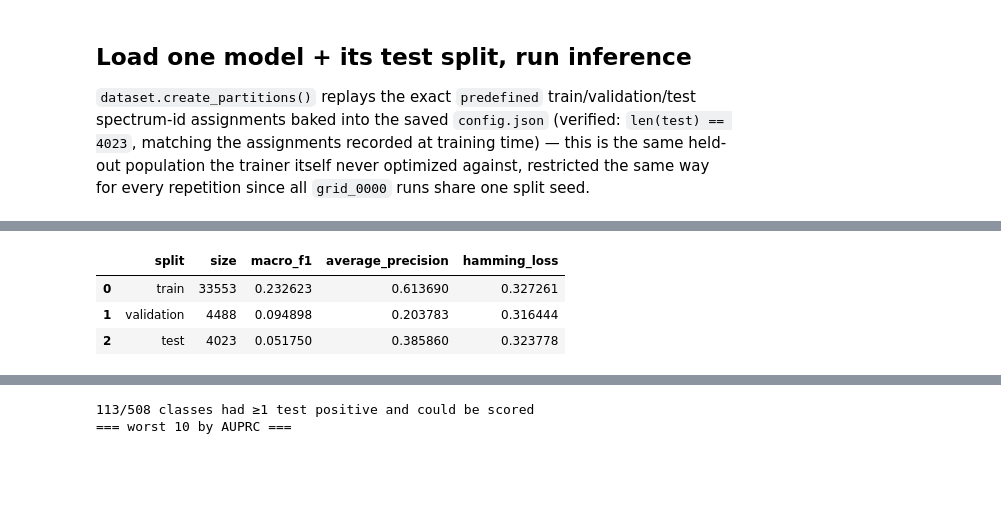
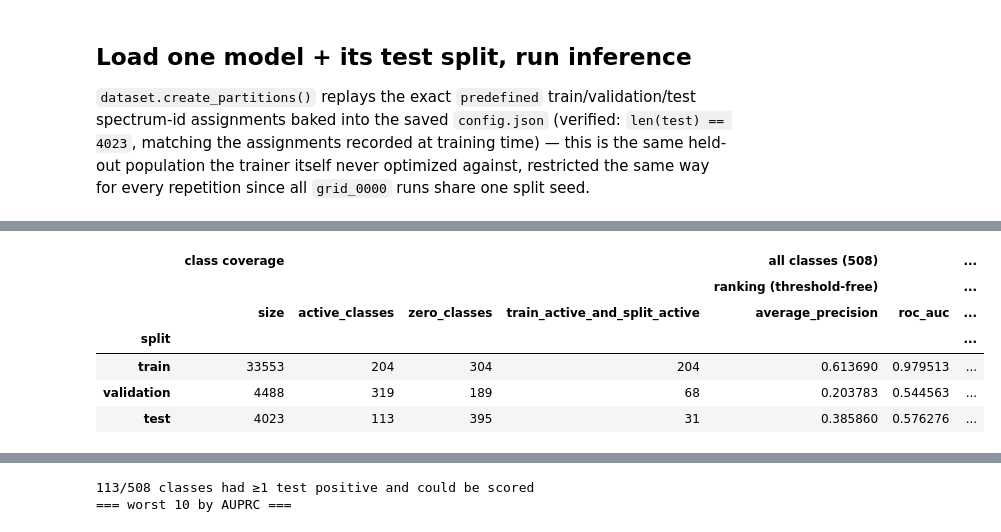
Before and after one commit to maxi7524/MSIAutoEncoderWrapper, a Jupyter notebook: assets/experiments/08_26/23_08_26_architecture_predictive/notebooks/part_2_prediction_metrics_bce.ipynb, the cells around one changed output, grey strips where cells are left out. Cells and saved outputs as stored; diff of their text form; code cells hidden in the pictures; blank space fills up the shorter version.

```diff
--- a/assets/experiments/08_26/23_08_26_architecture_predictive/notebooks/part_2_prediction_metrics_bce.ipynb
+++ b/assets/experiments/08_26/23_08_26_architecture_predictive/notebooks/part_2_prediction_metrics_bce.ipynb
@@ -220,11 +336,66 @@ gap_results = {
     "test": results[MODEL_NAMES[0]],
 }
 
+# Two tracks, everywhere downstream: the full 508-class scope (comparable to earlier
+# passes) and the fair scope -- train-active AND active in the split being scored.
+# The fair scope's actual class set differs per split (train's fair set is just
+# train-active itself; validation's/test's are the intersection with their own
+# nonzero classes) but shares one label, so it lines up as a single column group.
+ALL_CLASSES_SCOPE = "all classes (508)"
+TRAIN_ACTIVE_SCOPE = "train-active ∩ split-active"
+
+coverage_rows = []
 gap_rows = []
 for split_name, result in gap_results.items():
-    metrics = evaluate_head(result["logits"], result["targets"], "multi_label", result["mask"], THRESHOLD)
-    gap_rows.append({"split": split_name, "size": result.get("size", result.get("test_size")), **metrics})
+    positive_count_per_class = (result["targets"] * result["mask"]).sum(axis=0)
+    split_active_mask = positive_count_per_class > 0
+    active_classes = int(split_active_mask.sum())
+    fair_mask = train_active_class_mask & split_active_mask
+    coverage_rows.append({
+        "split": split_name,
+        "size": result.get("size", result.get("test_size")),
+        "active_classes": active_classes,
+        "zero_classes": positive_count_per_class.shape[0] - active_classes,
+        "train_active_and_split_active": int(fair_mask.sum()),
+    })
+    for scope_name, class_selector in ((ALL_CLASSES_SCOPE, slice(None)), (TRAIN_ACTIVE_SCOPE, fair_mask)):
+        metrics = evaluate_head(
+            result["logits"][:, class_selector], result["targets"][:, class_selector],
+            "multi_label", result["mask"][:, class_selector], THRESHOLD,
+        )
+        gap_rows.append({"split": split_name, "scope": scope_name, **metrics})
 
-gap_frame = pd.DataFrame(gap_rows)
-gap_frame[["split", "size", "macro_f1", "average_precision", "hamming_loss"]]
+coverage_frame = pd.DataFrame(coverage_rows).set_index("split")
+gap_frame = pd.DataFrame(gap_rows)  # long form: one row per (split, scope)
+gap_by_split_scope = gap_frame.set_index(["split", "scope"])
+
+# Every metric evaluate_head returns, grouped so the table is scannable rather than a
+# flat wall of columns: non-thresholded ranking metrics first (the ones actually
+# trusted), then macro/micro/calibration for context.
+METRIC_GROUPS = {
+    "ranking (threshold-free)": ["average_precision", "roc_auc"],
+    "macro": ["macro_f1"],
+    "micro": ["micro_f1", "micro_precision", "micro_recall"],
+    "calibration @ 0.5": ["hamming_loss", "hamming_loss_baseline_positive_rate"],
+}
+coverage_frame.columns = pd.MultiIndex.from_tuples(
+    [("class coverage", "", column) for column in coverage_frame.columns]
+)
+scope_column_tuples = [
+    (scope_name, group, column)
+    for scope_name in (ALL_CLASSES_SCOPE, TRAIN_ACTIVE_SCOPE)
+    for group, columns in METRIC_GROUPS.items()
+    for column in columns
+]
+scoped_metrics_frame = pd.DataFrame(
+    {
+        column_tuple: gap_by_split_scope.xs(column_tuple[0], level="scope")[column_tuple[2]]
+        for column_tuple in scope_column_tuples
+    },
+    index=coverage_frame.index,
+)
+scoped_metrics_frame.columns = pd.MultiIndex.from_tuples(scope_column_tuples)
+
+grouped_gap_frame = pd.concat([coverage_frame, scoped_metrics_frame], axis=1)
+grouped_gap_frame
 # %% [output]
@@ -243,7 +414,10 @@ gap_frame[["split", "size", "macro_f1", "average_precision", "hamming_loss"]]
-|  | split | size | macro_f1 | average_precision | hamming_loss |
-| 0 | train | 33553 | 0.232623 | 0.613690 | 0.327261 |
-| 1 | validation | 4488 | 0.094898 | 0.203783 | 0.316444 |
-| 2 | test | 4023 | 0.051750 | 0.385860 | 0.323778 |
+|  | class coverage |  |  |  | all classes (508) |  | ... |
+|  |  |  |  |  | ranking (threshold-free) |  | ... |
+|  | size | active_classes | zero_classes | train_active_and_split_active | average_precision | roc_auc | ... |
+| split |  |  |  |  |  |  | ... |
+| train | 33553 | 204 | 304 | 204 | 0.613690 | 0.979513 | ... |
+| validation | 4488 | 319 | 189 | 68 | 0.203783 | 0.544563 | ... |
+| test | 4023 | 113 | 395 | 31 | 0.385860 | 0.576276 | ... |
 # %%
 import matplotlib.pyplot as plt
 
```
Also changed, not shown: parts of 23 cells of this notebook, 48 other files.
